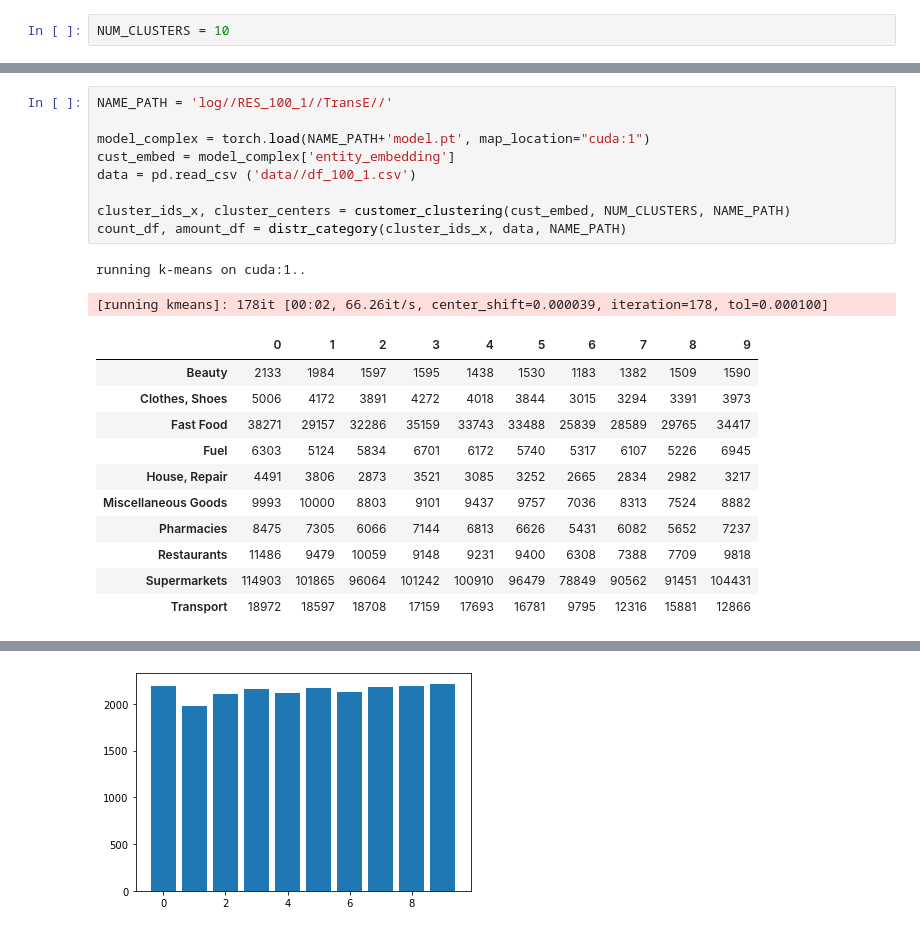
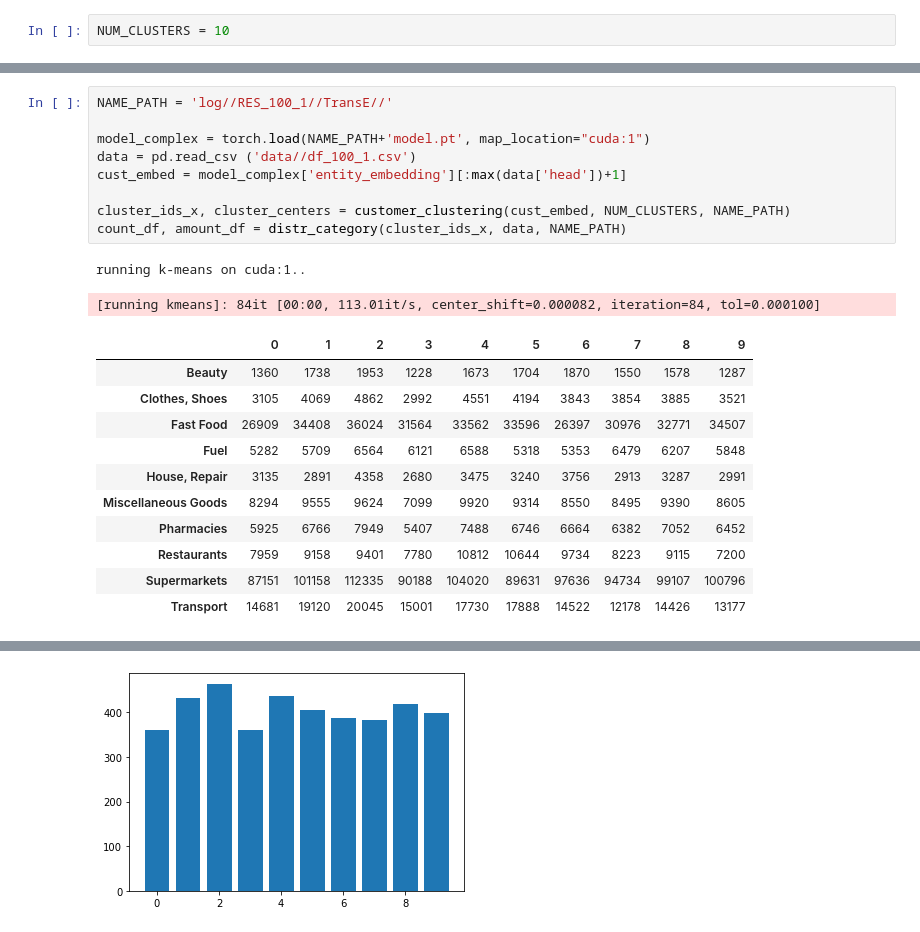
Before and after one commit to eegoro/KGE_link_prediction, a Jupyter notebook: clustering.ipynb, the cells around one changed output, grey strips where cells are left out. Cells and saved outputs as stored; diff of their text form.

```diff
--- a/clustering.ipynb
+++ b/clustering.ipynb
@@ -162,23 +163,23 @@ running k-means on cuda:1..
 NAME_PATH = 'log//RES_100_1//TransE//'
 
 model_complex = torch.load(NAME_PATH+'model.pt', map_location="cuda:1")
-cust_embed = model_complex['entity_embedding']
 data = pd.read_csv ('data//df_100_1.csv')
+cust_embed = model_complex['entity_embedding'][:max(data['head'])+1]
 
 cluster_ids_x, cluster_centers = customer_clustering(cust_embed, NUM_CLUSTERS, NAME_PATH)
 count_df, amount_df = distr_category(cluster_ids_x, data, NAME_PATH)
 # %% [output]
 running k-means on cuda:1..
-[running kmeans]: 178it [00:02, 66.26it/s, center_shift=0.000039, iteration=178, tol=0.000100]
+[running kmeans]: 84it [00:00, 113.01it/s, center_shift=0.000082, iteration=84, tol=0.000100]
 |  | 0 | 1 | 2 | 3 | 4 | 5 | 6 | 7 | 8 | 9 |
-| Beauty | 2133 | 1984 | 1597 | 1595 | 1438 | 1530 | 1183 | 1382 | 1509 | 1590 |
-| Clothes, Shoes | 5006 | 4172 | 3891 | 4272 | 4018 | 3844 | 3015 | 3294 | 3391 | 3973 |
-| Fast Food | 38271 | 29157 | 32286 | 35159 | 33743 | 33488 | 25839 | 28589 | 29765 | 34417 |
-| Fuel | 6303 | 5124 | 5834 | 6701 | 6172 | 5740 | 5317 | 6107 | 5226 | 6945 |
-| House, Repair | 4491 | 3806 | 2873 | 3521 | 3085 | 3252 | 2665 | 2834 | 2982 | 3217 |
-| Miscellaneous Goods | 9993 | 10000 | 8803 | 9101 | 9437 | 9757 | 7036 | 8313 | 7524 | 8882 |
-| Pharmacies | 8475 | 7305 | 6066 | 7144 | 6813 | 6626 | 5431 | 6082 | 5652 | 7237 |
-| Restaurants | 11486 | 9479 | 10059 | 9148 | 9231 | 9400 | 6308 | 7388 | 7709 | 9818 |
-| Supermarkets | 114903 | 101865 | 96064 | 101242 | 100910 | 96479 | 78849 | 90562 | 91451 | 104431 |
-| Transport | 18972 | 18597 | 18708 | 17159 | 17693 | 16781 | 9795 | 12316 | 15881 | 12866 |
+| Beauty | 1360 | 1738 | 1953 | 1228 | 1673 | 1704 | 1870 | 1550 | 1578 | 1287 |
+| Clothes, Shoes | 3105 | 4069 | 4862 | 2992 | 4551 | 4194 | 3843 | 3854 | 3885 | 3521 |
+| Fast Food | 26909 | 34408 | 36024 | 31564 | 33562 | 33596 | 26397 | 30976 | 32771 | 34507 |
+| Fuel | 5282 | 5709 | 6564 | 6121 | 6588 | 5318 | 5353 | 6479 | 6207 | 5848 |
+| House, Repair | 3135 | 2891 | 4358 | 2680 | 3475 | 3240 | 3756 | 2913 | 3287 | 2991 |
+| Miscellaneous Goods | 8294 | 9555 | 9624 | 7099 | 9920 | 9314 | 8550 | 8495 | 9390 | 8605 |
+| Pharmacies | 5925 | 6766 | 7949 | 5407 | 7488 | 6746 | 6664 | 6382 | 7052 | 6452 |
+| Restaurants | 7959 | 9158 | 9401 | 7780 | 10812 | 10644 | 9734 | 8223 | 9115 | 7200 |
+| Supermarkets | 87151 | 101158 | 112335 | 90188 | 104020 | 89631 | 97636 | 94734 | 99107 | 100796 |
+| Transport | 14681 | 19120 | 20045 | 15001 | 17730 | 17888 | 14522 | 12178 | 14426 | 13177 |
 |  | 0 | 1 | 2 | 3 | 4 | 5 | 6 | 7 | 8 | 9 |
@@ -196 +197 @@ running k-means on cuda:1..
-[figure, old version]
+[figure, new version]
```
Also changed, not shown: parts of 4 cells of this notebook.
